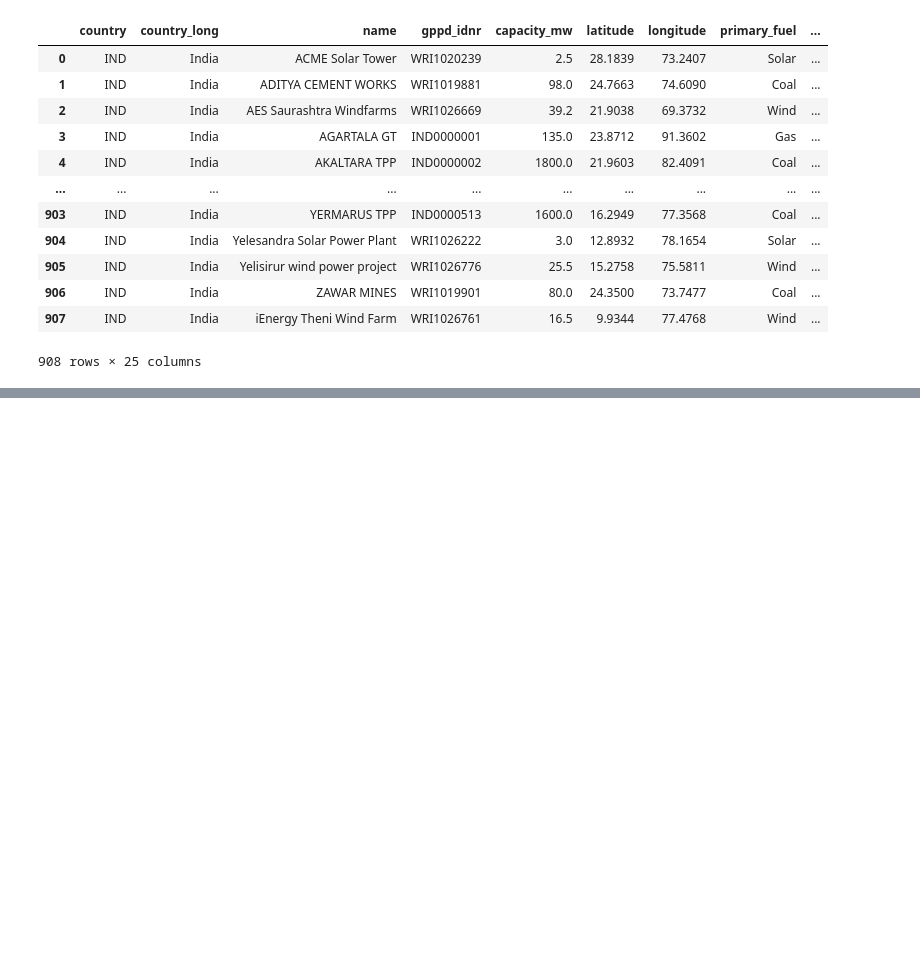
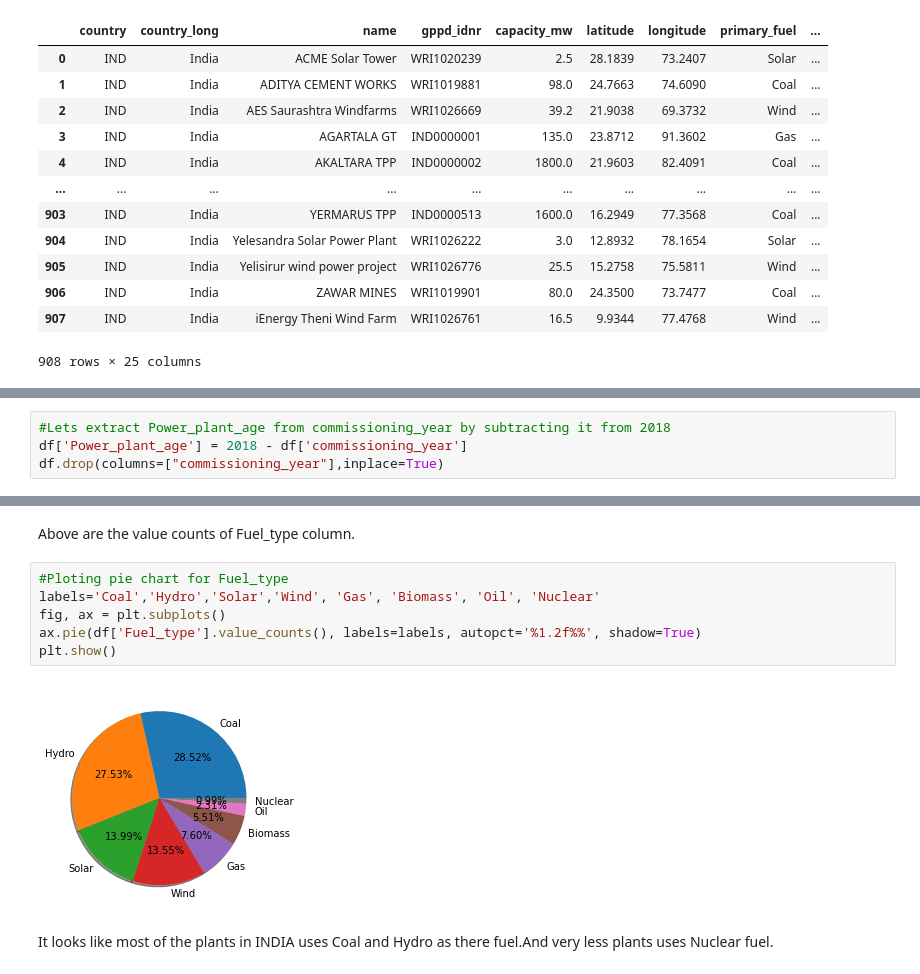
Before and after one commit to Aliakbar2/Datatrained, a Jupyter notebook: global_power_plant_SOLVED.ipynb, the cells around one changed output, grey strips where cells are left out. Saved outputs shown, nothing was run; the diff lists cells and outputs as text; blank space fills up the shorter version.

```diff
--- a/global_power_plant_SOLVED.ipynb
+++ b/global_power_plant_SOLVED.ipynb
@@ -132,0 +386,4 @@ dtype: int64
+# %%
+#Lets extract Power_plant_age from commissioning_year by subtracting it from 2018
+df['Power_plant_age'] = 2018 - df['commissioning_year']
+df.drop(columns=["commissioning_year"],inplace=True)
@@ -132,0 +581,12 @@ dtype: int64
+# %% [markdown]
+Above are the value counts of Fuel_type column.
+# %%
+#Ploting pie chart for Fuel_type
+labels='Coal','Hydro','Solar','Wind', 'Gas', 'Biomass', 'Oil', 'Nuclear'
+fig, ax = plt.subplots()
+ax.pie(df['Fuel_type'].value_counts(), labels=labels, autopct='%1.2f%%', shadow=True)
+plt.show()
+# %% [output]
+[figure, added]
+# %% [markdown]
+It looks like most of the plants in INDIA uses Coal and Hydro as there fuel.And very less plants uses Nuclear fuel.
```
Also changed, not shown: parts of 291 cells of this notebook.
